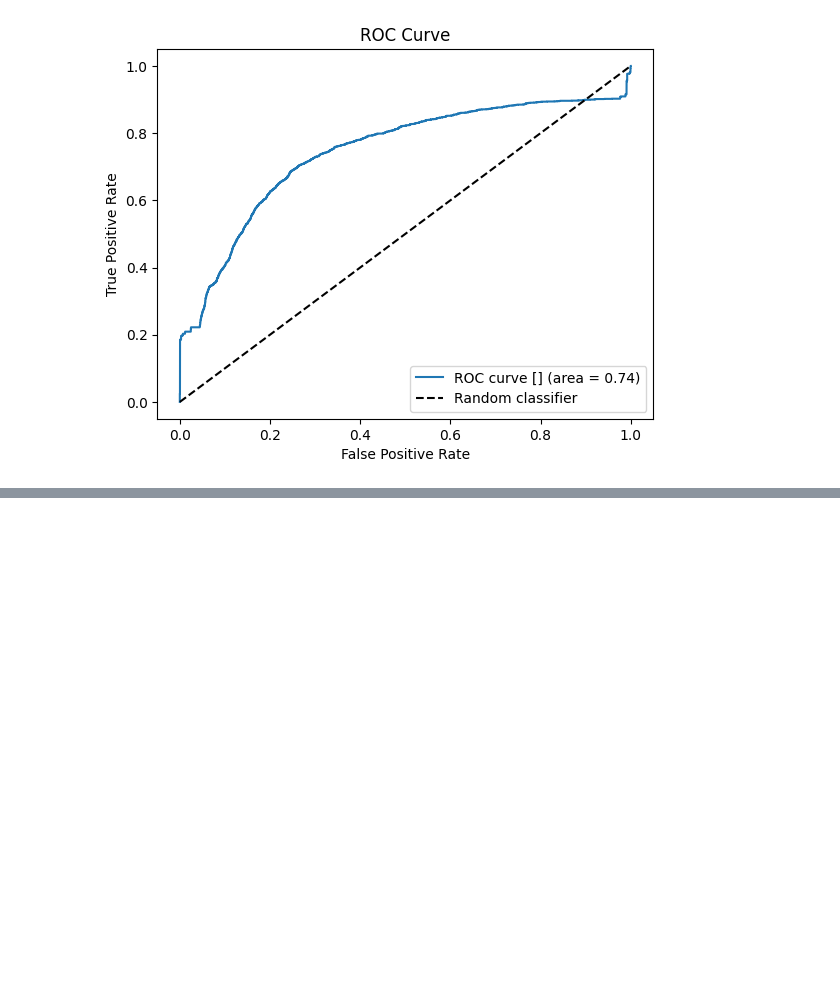
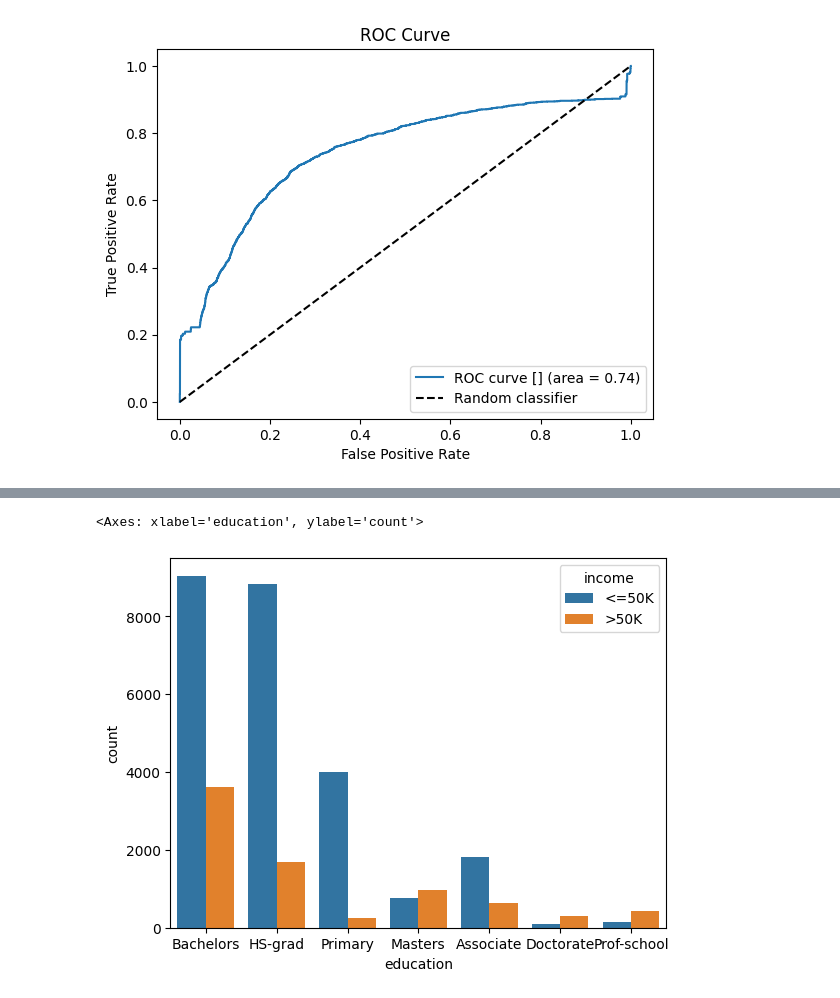
Before and after one commit to dsuszek/pjatk-pum, a Jupyter notebook: FinalProject/Raport_koncowy_s23396_s23632.ipynb, the cells around one changed output, grey strips where cells are left out. Cells and saved outputs as stored; diff of their text form; code cells hidden in the pictures; blank space fills up the shorter version.

Commit message:
education/income plot

```diff
--- a/FinalProject/Raport_koncowy_s23396_s23632.ipynb
+++ b/FinalProject/Raport_koncowy_s23396_s23632.ipynb
@@ -472,0 +499,5 @@ def print_f1_recall_accuracy(classifier, name):
+# %%
+sns.countplot(x='education', hue='income', data=incomes)
+# %% [output]
+<Axes: xlabel='education', ylabel='count'>
+[figure, added]
```
Also changed, not shown: parts of 2 cells of this notebook.
